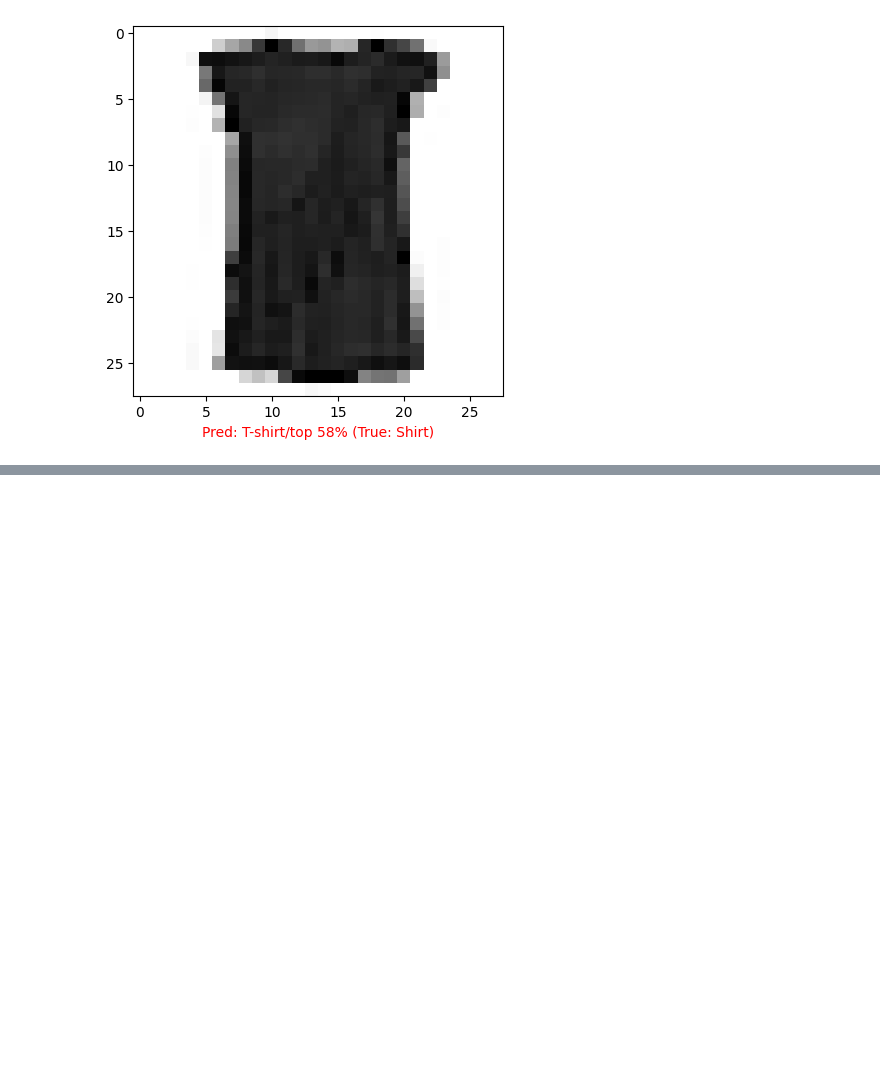
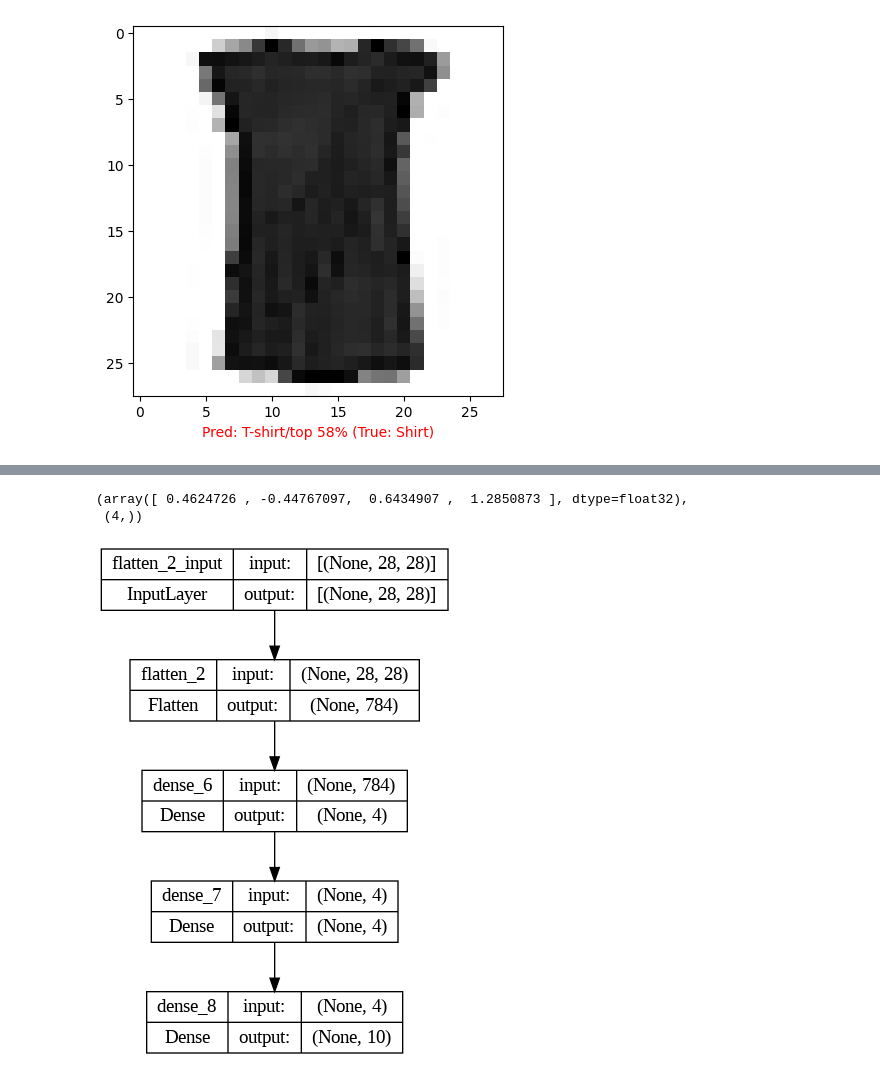
Before and after one commit to nika-va/practice, a Jupyter notebook: 2_neural_network_classification.ipynb, the cells around one changed output, grey strips where cells are left out. Cells and saved outputs as stored; diff of their text form; code cells hidden in the pictures; blank space fills up the shorter version.

```diff
--- a/2_neural_network_classification.ipynb
+++ b/2_neural_network_classification.ipynb
@@ -586,0 +600,11 @@ plot_random_image(model=model,
+# %%
+biases, biases.shape
+# %% [output]
+(array([ 0.4624726 , -0.44767097,  0.6434907 ,  1.2850873 ], dtype=float32),
+ (4,))
+# %%
+from tensorflow.keras.utils import plot_model
+
+plot_model(model, show_shapes=True)
+# %% [output]
+[figure, added]
```
Also changed, not shown: parts of 1 cell of this notebook.
